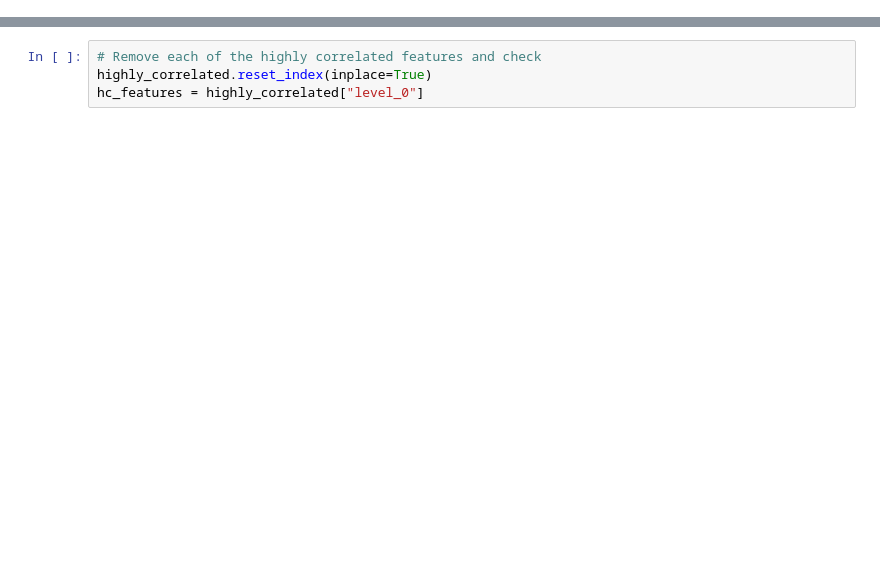
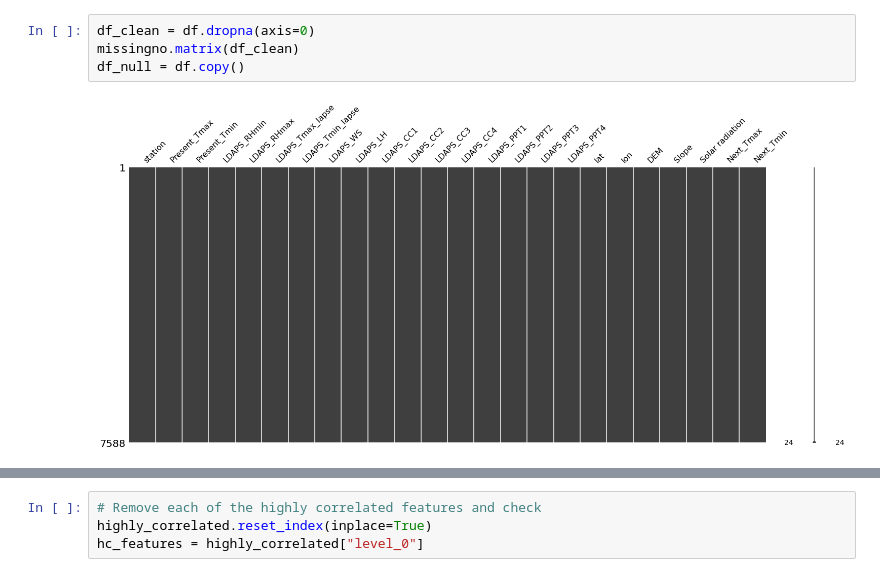
Before and after one commit to sowmyamanojna/CS5691-PRML-Assignments, a Jupyter notebook: assignment1/codes/question_3.ipynb, the cells around one changed output, grey strips where cells are left out. Drawn from its saved outputs; the diff is of its cells as text; blank space fills up the shorter version.

```diff
--- a/assignment1/codes/question_3.ipynb
+++ b/assignment1/codes/question_3.ipynb
@@ -48 +77,7 @@ None
+# %%
+df_clean = df.dropna(axis=0)
+missingno.matrix(df_clean)
+df_null = df.copy()
+# %% [output]
+[figure, added]
 # %%
```
Also changed, not shown: parts of 21 cells of this notebook.
